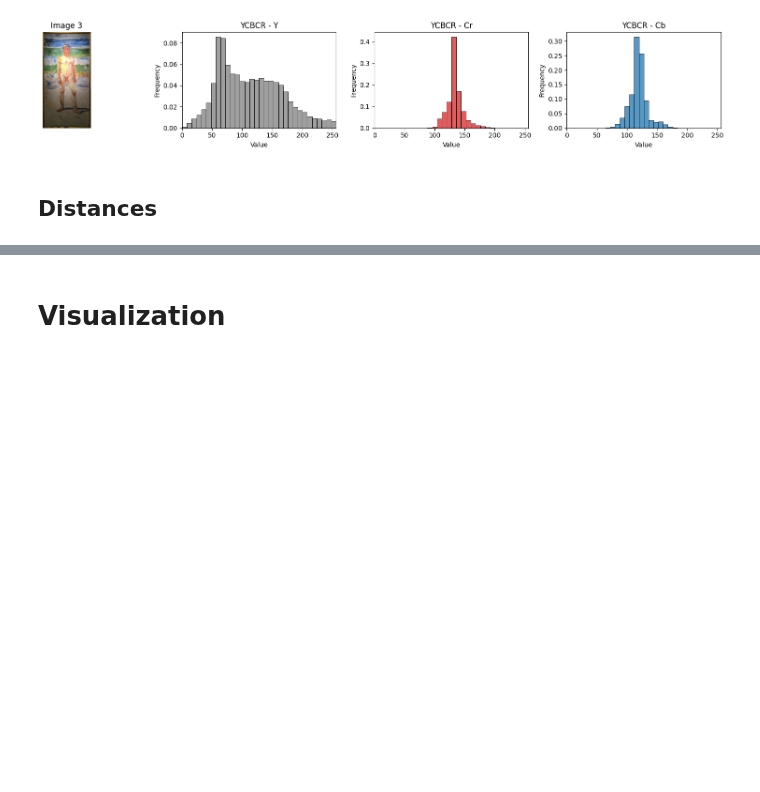
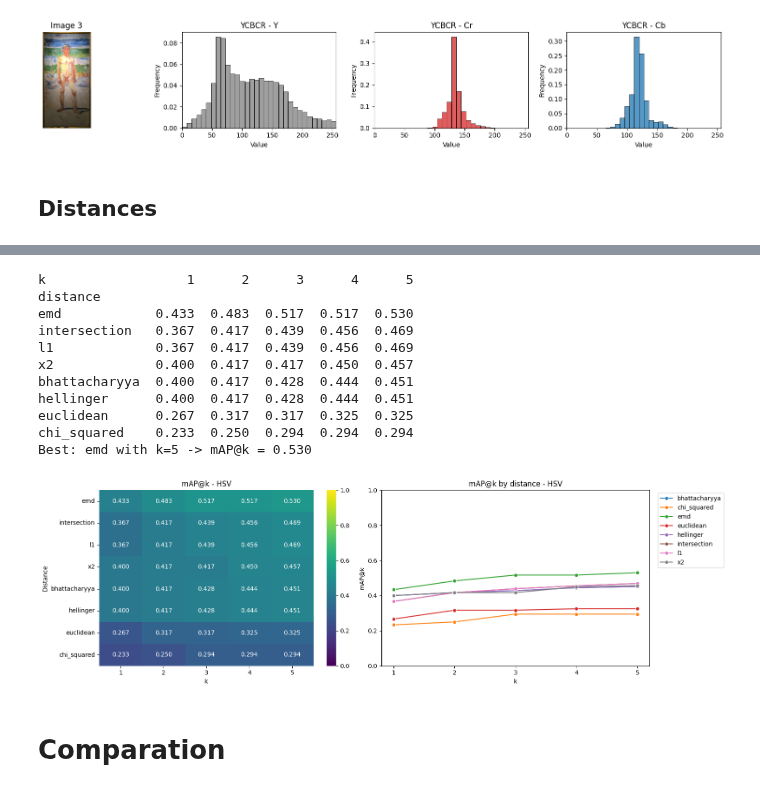
Before and after one commit to MCV-2026-C1-Project/Team-3, a Jupyter notebook: descriptors_paula.ipynb, the cells around one changed output, grey strips where cells are left out. Saved outputs shown, nothing was run; the diff lists cells and outputs as text; code cells hidden in the pictures; blank space fills up the shorter version.

```diff
--- a/descriptors_paula.ipynb
+++ b/descriptors_paula.ipynb
@@ -326,2 +374,17 @@ results
+# %%
+hsv_results = grid_search('hsv')
+# %% [output]
+k                  1      2      3      4      5
+distance
+emd            0.433  0.483  0.517  0.517  0.530
+intersection   0.367  0.417  0.439  0.456  0.469
+l1             0.367  0.417  0.439  0.456  0.469
+x2             0.400  0.417  0.417  0.450  0.457
+bhattacharyya  0.400  0.417  0.428  0.444  0.451
+hellinger      0.400  0.417  0.428  0.444  0.451
+euclidean      0.267  0.317  0.317  0.325  0.325
+chi_squared    0.233  0.250  0.294  0.294  0.294
+Best: emd with k=5 -> mAP@k = 0.530
+[figure, added]
 # %% [markdown]
-# Visualization
+# Comparation
```
Also changed, not shown: parts of 12 cells of this notebook, 2 other files.
